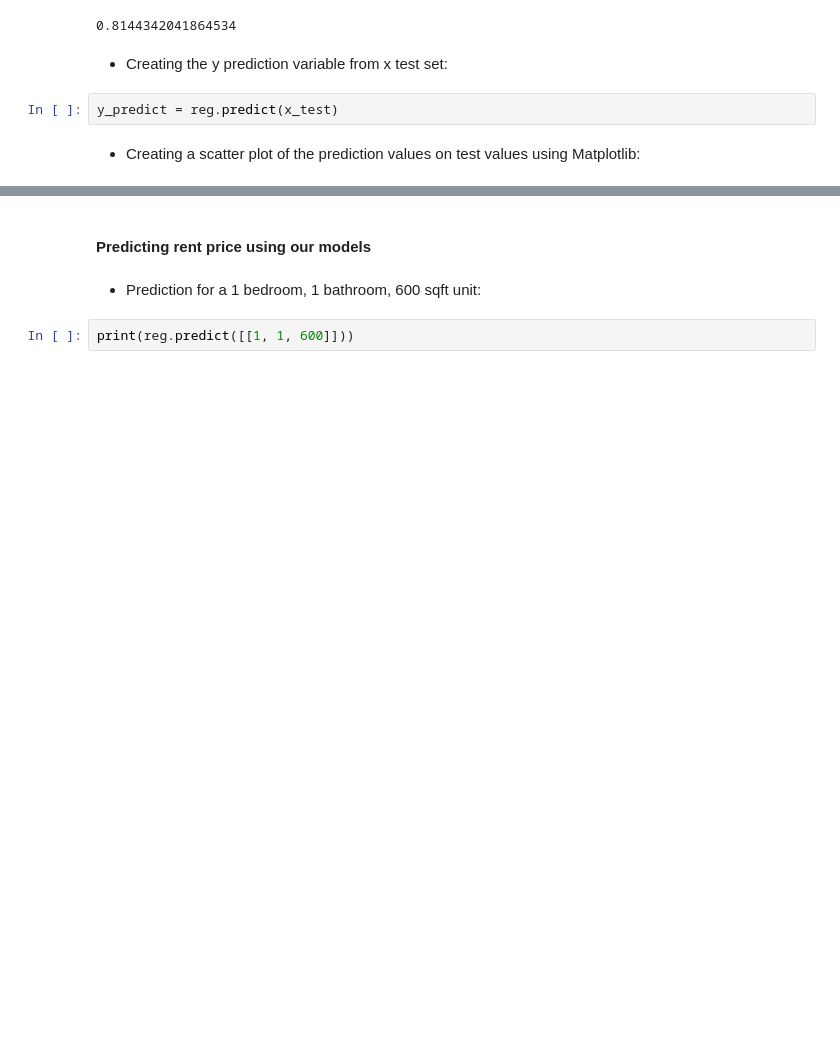
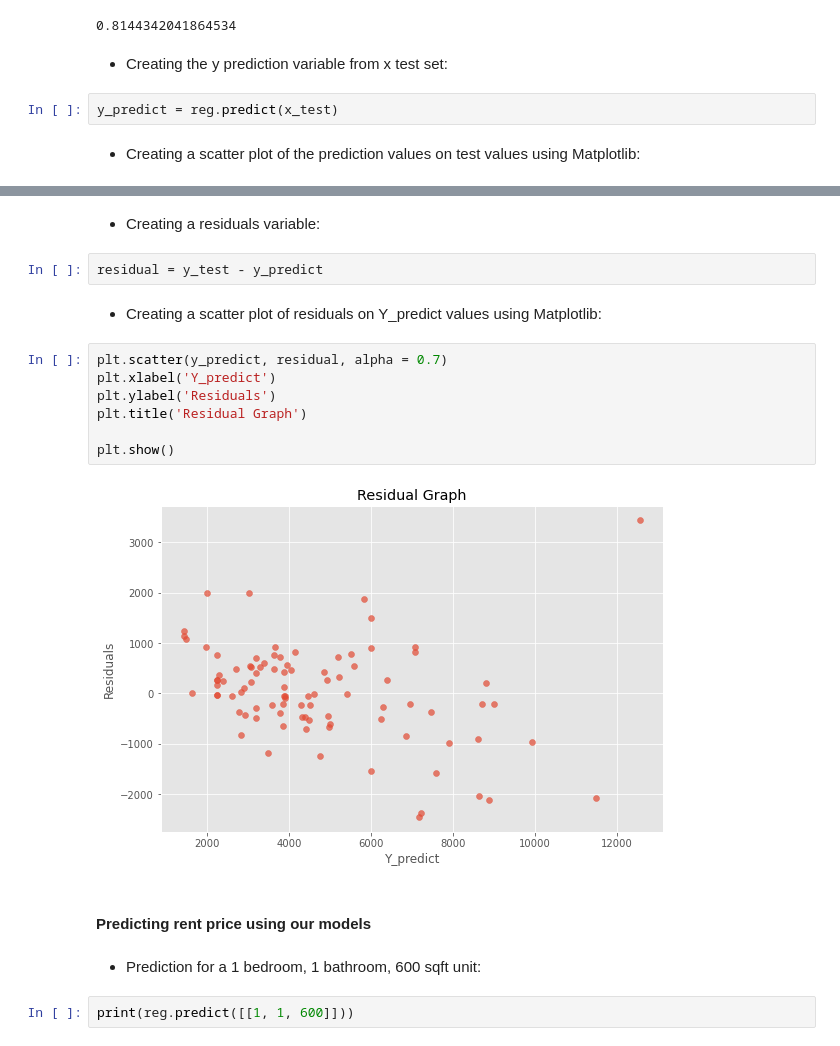
Before and after one commit to seanjkk/streeteasy-regression-project, a Jupyter notebook: Streeteasy_Regression_Project.ipynb, the cells around one changed output, grey strips where cells are left out. Cells and saved outputs as stored; diff of their text form; blank space fills up the shorter version.

```diff
--- a/Streeteasy_Regression_Project.ipynb
+++ b/Streeteasy_Regression_Project.ipynb
@@ -171,6 +172,21 @@ plt.title('Multiple Linear Regression Graph')
 plt.show()
 # %% [output]
 [figure]
+# %% [markdown]
+- Creating a residuals variable:
+# %%
+residual = y_test - y_predict
+# %% [markdown]
+- Creating a scatter plot of residuals on Y_predict values using Matplotlib:
+# %%
+plt.scatter(y_predict, residual, alpha = 0.7)
+plt.xlabel('Y_predict')
+plt.ylabel('Residuals')
+plt.title('Residual Graph')
+
+plt.show()
+# %% [output]
+[figure, added]
 # %% [markdown]
 #### Predicting rent price using our models
 # %% [markdown]
```
Also changed, not shown: parts of 1 cell of this notebook, 2 other files.
